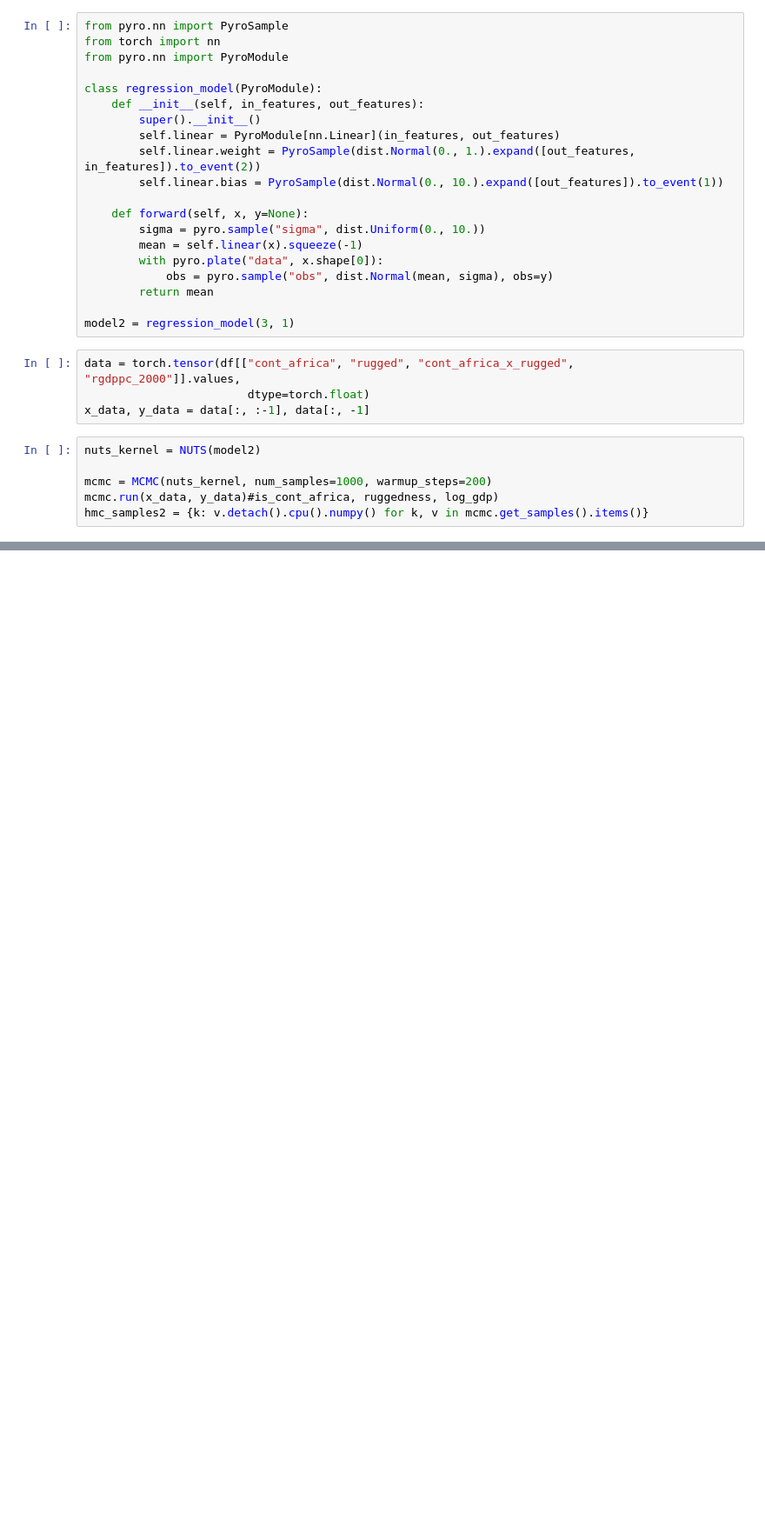
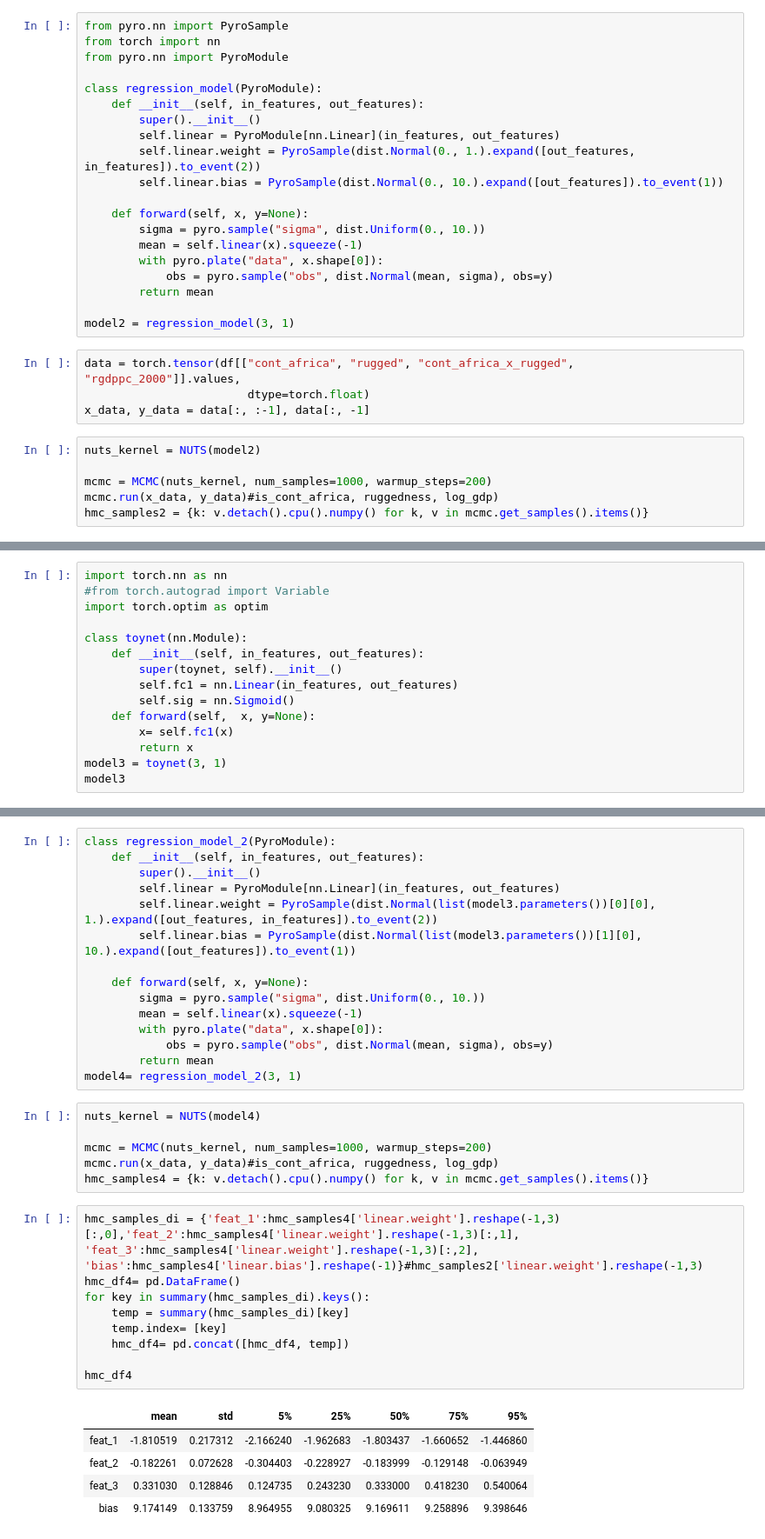
Before and after one commit to mlsquare/kitchen, a Jupyter notebook: notebooks/UQ/04_prakash_ci_pyro_hmc.ipynb, the cells around one changed output, grey strips where cells are left out. Shown at 87% size. Drawn from its saved outputs; the diff is of its cells as text; blank space fills up the shorter version.

Commit message:
results with pyro model initialized with sgd trained model

```diff
--- a/notebooks/UQ/04_prakash_ci_pyro_hmc.ipynb
+++ b/notebooks/UQ/04_prakash_ci_pyro_hmc.ipynb
@@ -277,0 +282,15 @@ pd.DataFrame(stats_hmc_di_2, index= ['hmc_samples','statsmodel_results'])
+# %%
+import torch.nn as nn
+#from torch.autograd import Variable
+import torch.optim as optim
+
+class toynet(nn.Module):
+    def __init__(self, in_features, out_features):
+        super(toynet, self).__init__()
+        self.fc1 = nn.Linear(in_features, out_features)
+        self.sig = nn.Sigmoid()
+    def forward(self,  x, y=None):
+        x= self.fc1(x)
+        return x
+model3 = toynet(3, 1)
+model3
@@ -277,0 +376,36 @@ pd.DataFrame(stats_hmc_di_2, index= ['hmc_samples','statsmodel_results'])
+# %%
+class regression_model_2(PyroModule):
+    def __init__(self, in_features, out_features):
+        super().__init__()
+        self.linear = PyroModule[nn.Linear](in_features, out_features)
+        self.linear.weight = PyroSample(dist.Normal(list(model3.parameters())[0][0], 1.).expand([out_features, in_features]).to_event(2))
+        self.linear.bias = PyroSample(dist.Normal(list(model3.parameters())[1][0], 10.).expand([out_features]).to_event(1))
+
+    def forward(self, x, y=None):
+        sigma = pyro.sample("sigma", dist.Uniform(0., 10.))
+        mean = self.linear(x).squeeze(-1)
+        with pyro.plate("data", x.shape[0]):
+            obs = pyro.sample("obs", dist.Normal(mean, sigma), obs=y)
+        return mean
+model4= regression_model_2(3, 1)
+# %%
+nuts_kernel = NUTS(model4)
+
+mcmc = MCMC(nuts_kernel, num_samples=1000, warmup_steps=200)
+mcmc.run(x_data, y_data)#is_cont_africa, ruggedness, log_gdp)
+hmc_samples4 = {k: v.detach().cpu().numpy() for k, v in mcmc.get_samples().items()}
+# %%
+hmc_samples_di = {'feat_1':hmc_samples4['linear.weight'].reshape(-1,3)[:,0],'feat_2':hmc_samples4['linear.weight'].reshape(-1,3)[:,1], 'feat_3':hmc_samples4['linear.weight'].reshape(-1,3)[:,2], 'bias':hmc_samples4['linear.bias'].reshape(-1)}#hmc_samples2['linear.weight'].reshape(-1,3)
+hmc_df4= pd.DataFrame()
+for key in summary(hmc_samples_di).keys():
+    temp = summary(hmc_samples_di)[key]
+    temp.index= [key]
+    hmc_df4= pd.concat([hmc_df4, temp])
+
+hmc_df4
+# %% [output]
+|  | mean | std | 5% | 25% | 50% | 75% | 95% |
+| feat_1 | -1.810519 | 0.217312 | -2.166240 | -1.962683 | -1.803437 | -1.660652 | -1.446860 |
+| feat_2 | -0.182261 | 0.072628 | -0.304403 | -0.228927 | -0.183999 | -0.129148 | -0.063949 |
+| feat_3 | 0.331030 | 0.128846 | 0.124735 | 0.243230 | 0.333000 | 0.418230 | 0.540064 |
+| bias | 9.174149 | 0.133759 | 8.964955 | 9.080325 | 9.169611 | 9.258896 | 9.398646 |
```
Also changed, not shown: parts of 18 cells of this notebook.
